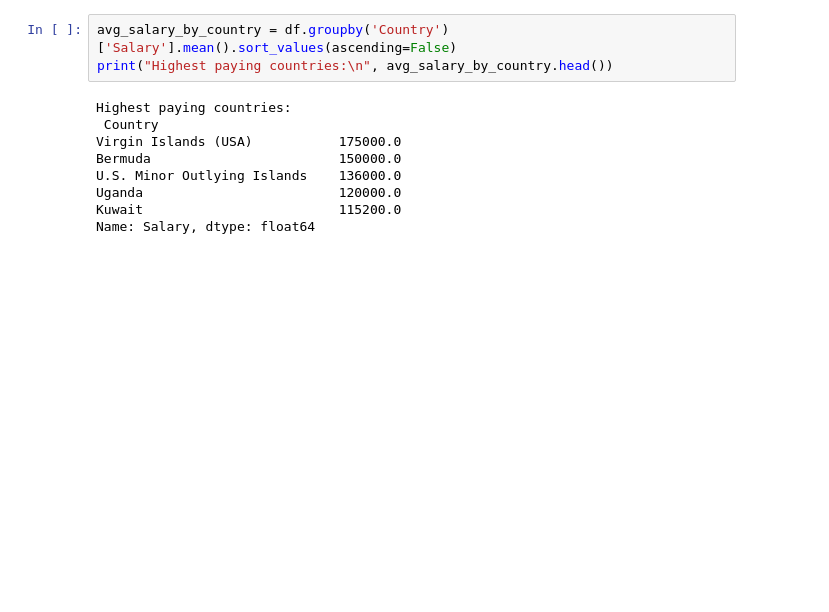
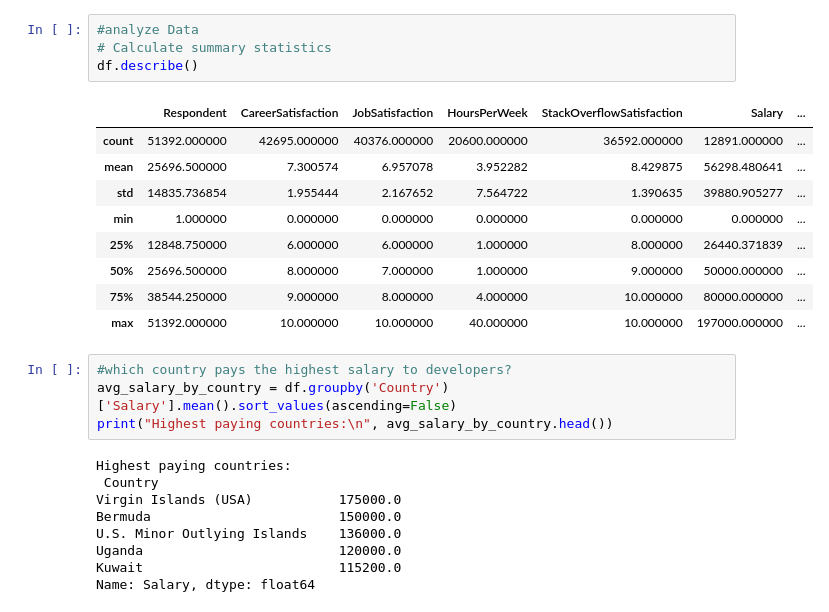
Before and after one commit to Abhi5h3k/Udacity-data-science, a Jupyter notebook: solution.ipynb, the cells around one changed output. Drawn from its saved outputs; the diff is of its cells as text; blank space fills up the shorter version.

```diff
--- a/solution.ipynb
+++ b/solution.ipynb
@@ -21,4 +46,19 @@ df.head()
+# %%
+#analyze Data
+# Calculate summary statistics
+df.describe()
+# %% [output]
+|  | Respondent | CareerSatisfaction | JobSatisfaction | HoursPerWeek | StackOverflowSatisfaction | Salary | ... |
+| count | 51392.000000 | 42695.000000 | 40376.000000 | 20600.000000 | 36592.000000 | 12891.000000 | ... |
+| mean | 25696.500000 | 7.300574 | 6.957078 | 3.952282 | 8.429875 | 56298.480641 | ... |
+| std | 14835.736854 | 1.955444 | 2.167652 | 7.564722 | 1.390635 | 39880.905277 | ... |
+| min | 1.000000 | 0.000000 | 0.000000 | 0.000000 | 0.000000 | 0.000000 | ... |
+| 25% | 12848.750000 | 6.000000 | 6.000000 | 1.000000 | 8.000000 | 26440.371839 | ... |
+| 50% | 25696.500000 | 8.000000 | 7.000000 | 1.000000 | 9.000000 | 50000.000000 | ... |
+| 75% | 38544.250000 | 9.000000 | 8.000000 | 4.000000 | 10.000000 | 80000.000000 | ... |
+| max | 51392.000000 | 10.000000 | 10.000000 | 40.000000 | 10.000000 | 197000.000000 | ... |
 # %%
+#which country pays the highest salary to developers?
 avg_salary_by_country = df.groupby('Country')['Salary'].mean().sort_values(ascending=False)
 print("Highest paying countries:\n", avg_salary_by_country.head())
 # %% [output]
```
Also changed, not shown: parts of 11 cells of this notebook.
